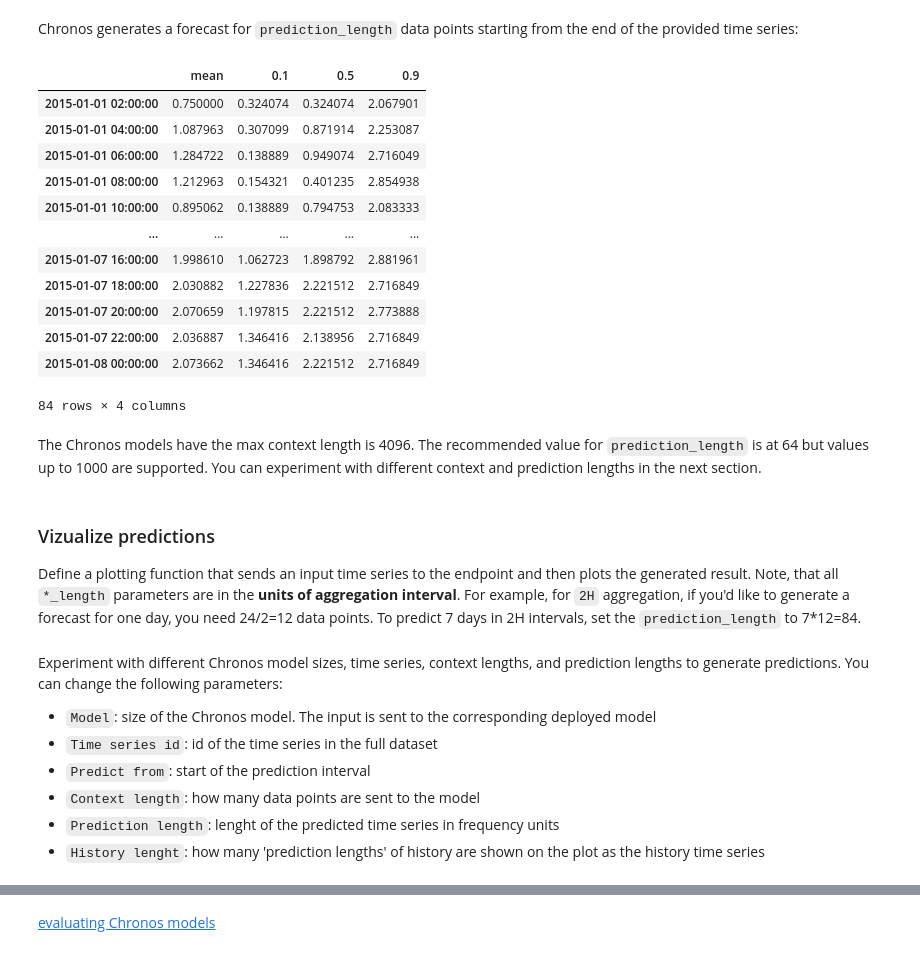
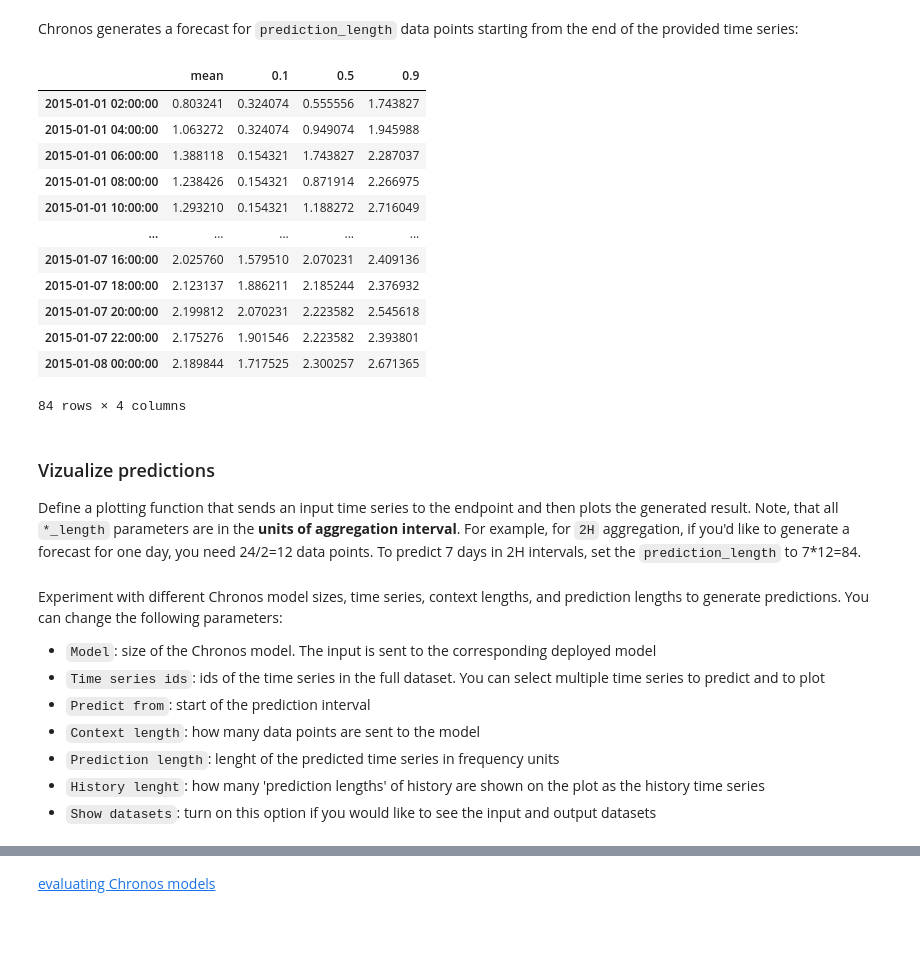
Before and after one commit to aws-samples/modern-time-series-forecasting-on-aws, a Jupyter notebook: notebooks/lab4_chronos.ipynb, the cells around one changed output, grey strips where cells are left out. Drawn from its saved outputs; the diff is of its cells as text; code cells hidden in the pictures; blank space fills up the shorter version.

Commit message:
adding multi time series handling to Chronos notebook

```diff
--- a/notebooks/lab4_chronos.ipynb
+++ b/notebooks/lab4_chronos.ipynb
@@ -230,12 +238,12 @@ model_map = [
     {"model":"chronos-t5-base",
      "instance":"ml.g5.2xlarge",
      "quota_code":"L-9614C779",
-     "deploy": True
+     "deploy": False
     },
     {"model":"chronos-t5-large",
      "instance":"ml.g5.4xlarge",
      "quota_code":"L-C1B9A48D",
-     "deploy": True
+     "deploy": False
     },
 ]
 # %%
@@ -412,29 +423,26 @@ ts
 Freq: 2H, Name: MT_001, Length: 1008, dtype: float64
 # %% [markdown]
 Chronos generates a forecast for `prediction_length` data points starting from the end of the provided time series:
-# %%
-chronos_predictors['chronos-t5-small'].predict(
-    ts=ts,
-    prediction_length=prediction_length,
-    quantiles=forecast_quantiles
-)
-# %% [output]
-|  | mean | 0.1 | 0.5 | 0.9 |
-| 2015-01-01 02:00:00 | 0.750000 | 0.324074 | 0.324074 | 2.067901 |
-| 2015-01-01 04:00:00 | 1.087963 | 0.307099 | 0.871914 | 2.253087 |
-| 2015-01-01 06:00:00 | 1.284722 | 0.138889 | 0.949074 | 2.716049 |
-| 2015-01-01 08:00:00 | 1.212963 | 0.154321 | 0.401235 | 2.854938 |
-| 2015-01-01 10:00:00 | 0.895062 | 0.138889 | 0.794753 | 2.083333 |
-| ... | ... | ... | ... | ... |
-| 2015-01-07 16:00:00 | 1.998610 | 1.062723 | 1.898792 | 2.881961 |
-| 2015-01-07 18:00:00 | 2.030882 | 1.227836 | 2.221512 | 2.716849 |
-| 2015-01-07 20:00:00 | 2.070659 | 1.197815 | 2.221512 | 2.773888 |
-| 2015-01-07 22:00:00 | 2.036887 | 1.346416 | 2.138956 | 2.716849 |
-| 2015-01-08 00:00:00 | 2.073662 | 1.346416 | 2.221512 | 2.716849 |
-84 rows × 4 columns
-# %% [markdown]
-The Chronos models have the max context length is 4096.
-The recommended value for `prediction_length` is at 64 but values up to 1000 are supported. You can experiment with different context and prediction lengths in the next section.
+# %%
+list(chronos_predictors.values())[0].predict(
+    [ts],
+    prediction_length,
+    forecast_quantiles
+)[0]
+# %% [output]
+|  | mean | 0.1 | 0.5 | 0.9 |
+| 2015-01-01 02:00:00 | 0.803241 | 0.324074 | 0.555556 | 1.743827 |
+| 2015-01-01 04:00:00 | 1.063272 | 0.324074 | 0.949074 | 1.945988 |
+| 2015-01-01 06:00:00 | 1.388118 | 0.154321 | 1.743827 | 2.287037 |
+| 2015-01-01 08:00:00 | 1.238426 | 0.154321 | 0.871914 | 2.266975 |
+| 2015-01-01 10:00:00 | 1.293210 | 0.154321 | 1.188272 | 2.716049 |
+| ... | ... | ... | ... | ... |
+| 2015-01-07 16:00:00 | 2.025760 | 1.579510 | 2.070231 | 2.409136 |
+| 2015-01-07 18:00:00 | 2.123137 | 1.886211 | 2.185244 | 2.376932 |
+| 2015-01-07 20:00:00 | 2.199812 | 2.070231 | 2.223582 | 2.545618 |
+| 2015-01-07 22:00:00 | 2.175276 | 1.901546 | 2.223582 | 2.393801 |
+| 2015-01-08 00:00:00 | 2.189844 | 1.717525 | 2.300257 | 2.671365 |
+84 rows × 4 columns
 # %% [markdown]
 ### Vizualize predictions
 Define a plotting function that sends an input time series to the endpoint and then plots the generated result.
@@ -505,10 +533,11 @@ def plot(
 Experiment with different Chronos model sizes, time series, context lengths, and prediction lengths to generate predictions. You can change the following parameters:
 
 - `Model`: size of the Chronos model. The input is sent to the corresponding deployed model
-- `Time series id`: id of the time series in the full dataset
+- `Time series ids`: ids of the time series in the full dataset. You can select multiple time series to predict and to plot
 - `Predict from`: start of the prediction interval
 - `Context length`: how many data points are sent to the model
 - `Prediction length`: lenght of the predicted time series in frequency units
 - `History lenght`: how many 'prediction lengths' of history are shown on the plot as the history time series
+- `Show datasets`: turn on this option if you would like to see the input and output datasets
 # %%
 style = {"description_width": "initial"}
```
Also changed, not shown: parts of 14 cells of this notebook, 3 other files.
